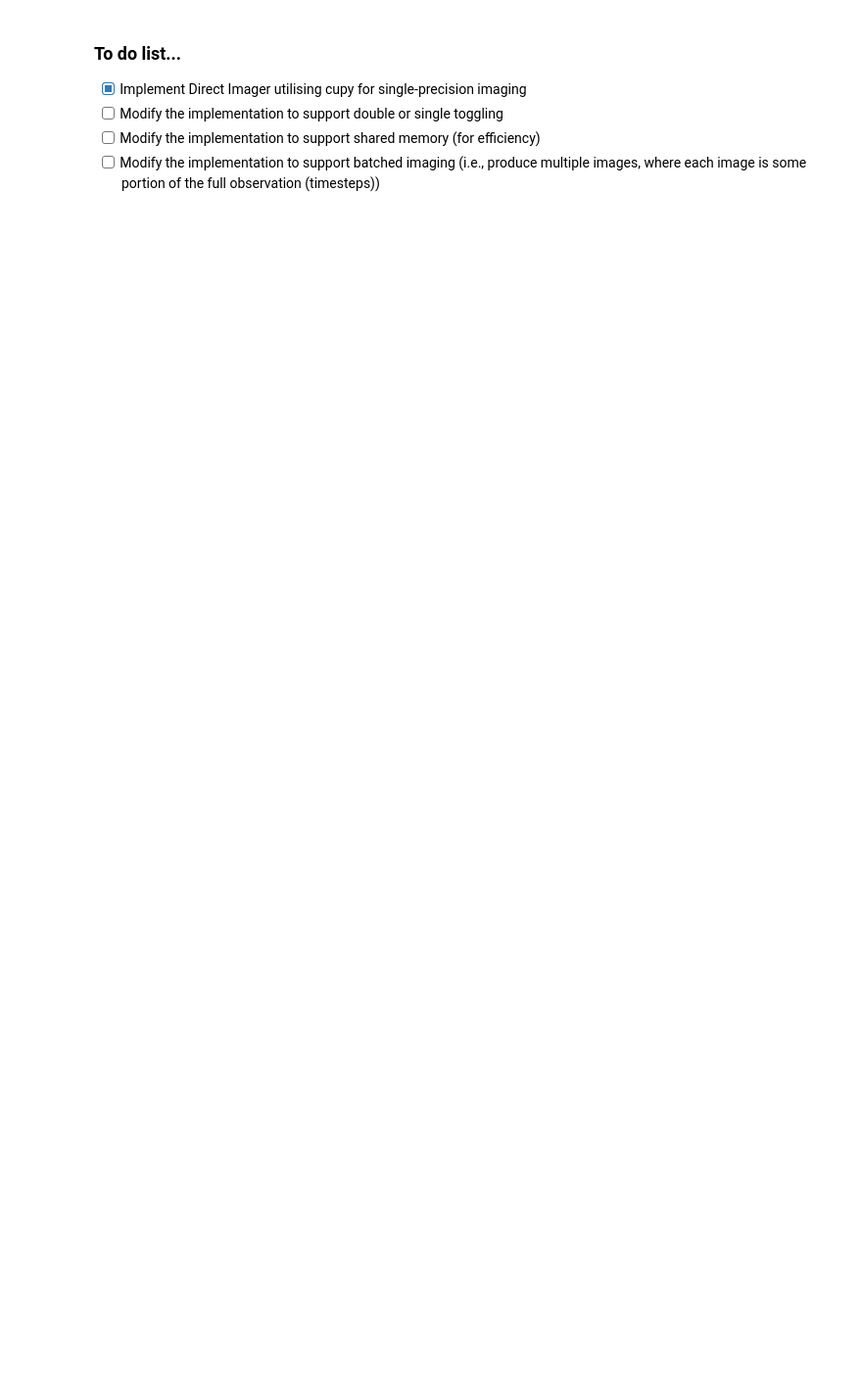
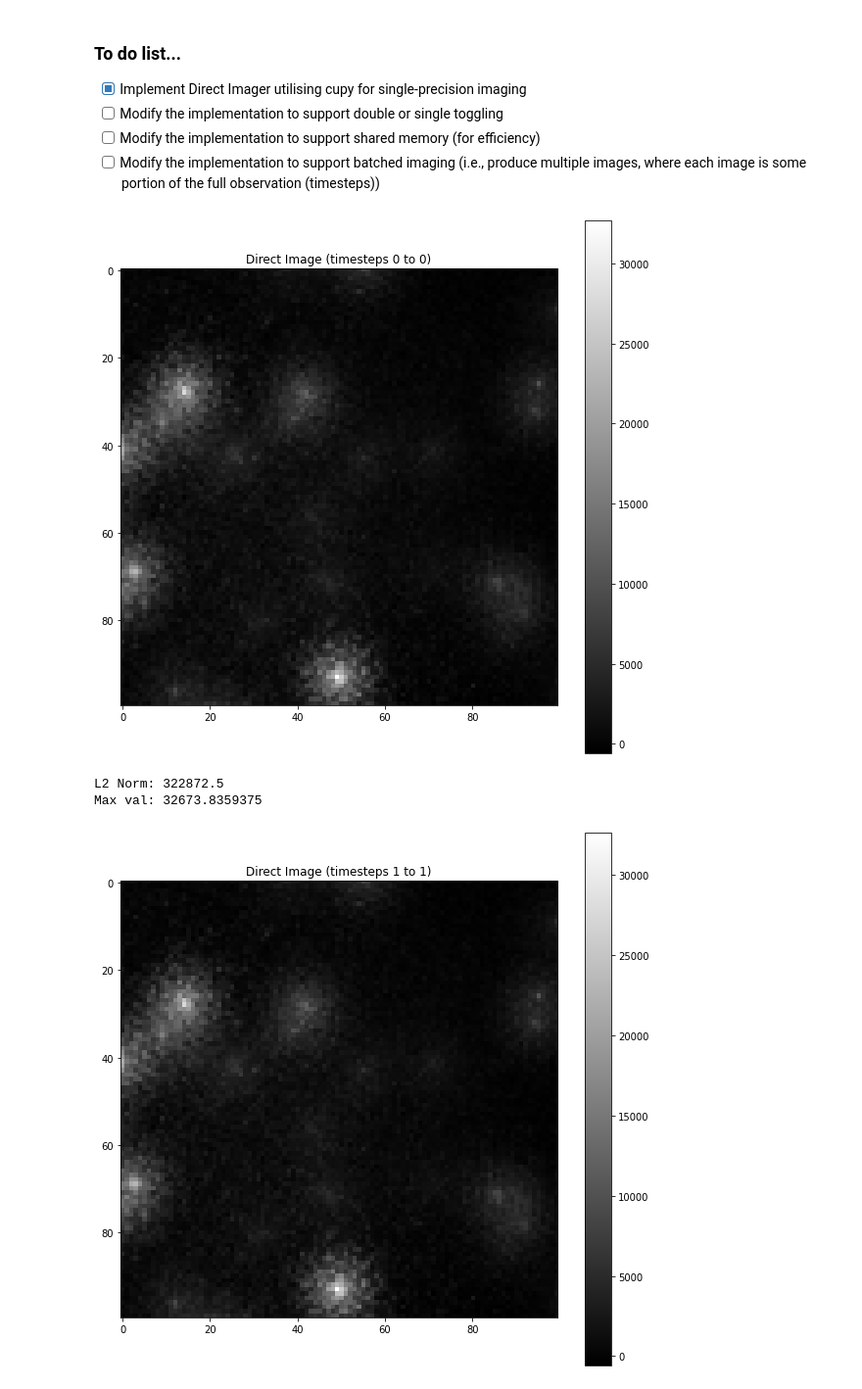
Before and after one commit to adamrcampbell/supy-res-imaging, a Jupyter notebook: notebooks/GPU Accelerated Direct Imager.ipynb, the cells around one changed output. Shown at 98% size. Saved outputs shown, nothing was run; the diff lists cells and outputs as text; code cells hidden in the pictures; blank space fills up the shorter version.

```diff
--- a/notebooks/GPU Accelerated Direct Imager.ipynb
+++ b/notebooks/GPU Accelerated Direct Imager.ipynb
@@ -104,7 +104,7 @@ freq_start_hz = 140000000.0
 freq_bandwidth = 0.0
 right_ascension = True # flip u and w coords
 generate_psf = False # toggle imaging for sky or PSF
-timesteps_per_image = 30 # number of timesteps to use per generated image
+timesteps_per_image = 1 # number of timesteps to use per generated image
 
 # Calculated params
 num_baselines = num_recv * (num_recv - 1) // 2
@@ -137,6 +137,8 @@ uvw_coords_host = np.fromfile(vis_uvw_file, dtype=np.float32, count=uvw_count_fr
 uvw_coords_host = uvw_coords_host.reshape(uvw_count_from_file, 3)
 # print(uvw_coords_host[0])
 # %%
+%%time
+
 vis_per_timestep = num_baselines * num_chans
 uvw_per_timestep = vis_per_timestep # only valid for single channel, needs refactoring later
 
@@ -165,33 +167,43 @@ for batch in np.arange(num_images_to_generate):
     # print(f"Sample uvw from current batch: uvw => {u_coords_gpu[0]} {v_coords_gpu[0]} {w_coords_gpu[0]}")
 
     if right_ascension:
         u_coords_gpu *= -1.0
         w_coords_gpu *= -1.0
 
     image_gpu = cp.zeros((image_size, image_size), dtype=np.float32)
 
     # Kernel execution
     direct_imaging_kernel(kernel_blocks, kernel_threads, (
         image_gpu,
         vis_real_gpu,
         vis_imag_gpu,
         u_coords_gpu,
         v_coords_gpu,
         w_coords_gpu,
         np.uintc(uvw_per_timestep * timesteps_per_image),
         np.uintc(num_chans),
         np.uintc(image_size),
         np.float32(image_cell_size_radians),
         np.float32(freq_start_hz),
         np.float32(freq_bandwidth),
         np.float32(np.pi),
         np.float32(299792458.0)
     ))
 
     # Obtain generated image
     image_host = cp.asnumpy(image_gpu)
-    # show_image(image_host, f"Direct Image (timesteps {timestep_range_start} to {timestep_range_end - 1})")
+    show_image(image_host, f"Direct Image (timesteps {timestep_range_start} to {timestep_range_end - 1})")
+    # plt.plot(image_host[image_size//2, :])
+    # plt.show()
+    print(f"L2 Norm: {np.linalg.norm(image_host)}")
+    print(f"Max val: {np.max(image_host)}")
+
     if generate_psf:
-        image_host.tofile(dataset_folder + f"images/direct_psf_ts_{timestep_range_start}_{timestep_range_end - 1}.bin")
+        image_host.tofile(dataset_folder + f"images/direct_psf_ts_{timestep_range_start}_{timestep_range_end - 1}_{image_size}x{image_size}.bin")
     else:
-        image_host.tofile(dataset_folder + f"images/direct_image_ts_{timestep_range_start}_{timestep_range_end - 1}.bin")
+        image_host.tofile(dataset_folder + f"images/direct_image_ts_{timestep_range_start}_{timestep_range_end - 1}_{image_size}x{image_size}.bin")
+# %% [output]
+[figure, added]
+L2 Norm: 322872.5
+Max val: 32673.8359375
+[figure, added]
```
Also changed, not shown: parts of 3 cells of this notebook, 50 other files.
